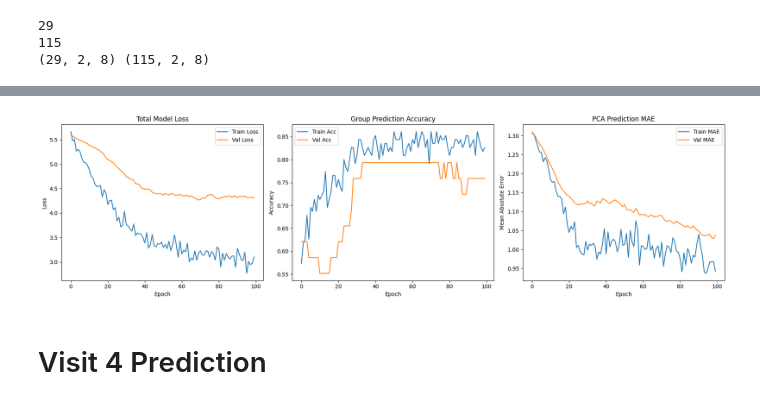
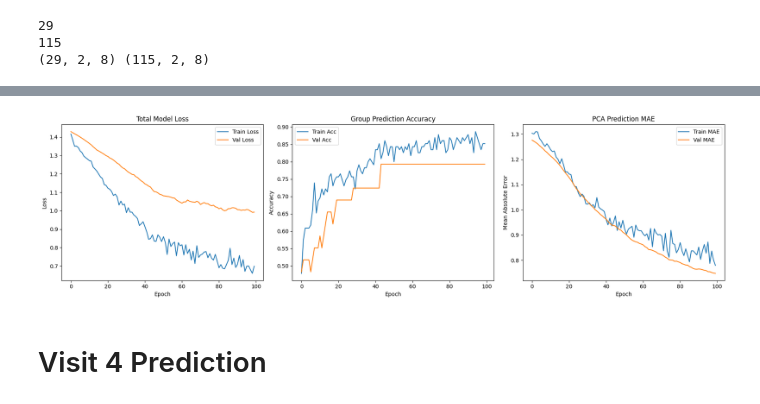
Before and after one commit to ichzann/MRI_and_Alzheimers, a Jupyter notebook: data_prep.ipynb, the cells around one changed output, grey strips where cells are left out. Saved outputs shown, nothing was run; the diff lists cells and outputs as text; code cells hidden in the pictures.

```diff
--- a/data_prep.ipynb
+++ b/data_prep.ipynb
@@ -227,7 +227,7 @@ scale = StandardScaler()
 pca = PCA(n_components=2)
 def scale_data_PCA(df, n):
 
-    pca_featres = ["MR Delay"	,"M/F"	,"Hand"	,"Age"	,"EDUC"	,"SES"	,"MMSE"	,"CDR"	,"eTIV"	,"nWBV","ASF"]
+    pca_featres = ["MR Delay"	,"M/F"	,"Hand"	,"Age"	,"EDUC"	,"SES"	,"MMSE"	,"eTIV"	,"nWBV","ASF"]
 
     if n == 1: #train
 
@@ -313,7 +313,7 @@ from tensorflow.keras.layers import Input, LSTM, Dense, Dropout
 
 
 inputs = Input(shape=(2, 8), name='input_layer')
-lstm_out= LSTM(units=4, activation="tanh")(inputs)
+lstm_out= LSTM(units=8, activation="tanh")(inputs)
 
 dropout_ra = Dropout(0.3)(lstm_out)
 
@@ -333,8 +333,8 @@ model.compile(
         'group_prediction': 'accuracy'
     },
     loss_weights={
-       'pca_prediction': 0.1,
-        'group_prediction': 8.0# 8 -> 7 -> 6
+       'pca_prediction': 0.01,
+        'group_prediction': 2.0# 8 -> 7 -> 6
     }
 )
 # %%
@@ -365,7 +365,7 @@ history = model.fit(
     X_train_2v,
     y_train_dict,
     epochs=100,
-    batch_size=4,
+    batch_size=8,
     validation_data=(X_test_2v, y_test_dict),
     verbose=1,
 
@@ -425,4 +425,4 @@ Epoch 100/100
-[figure, old version]
+[figure, new version]
 # %%
 model.save('pca_trajectory_model.keras')
 # %% [markdown]
```
Also changed, not shown: parts of 7 cells of this notebook, 2 other files.
